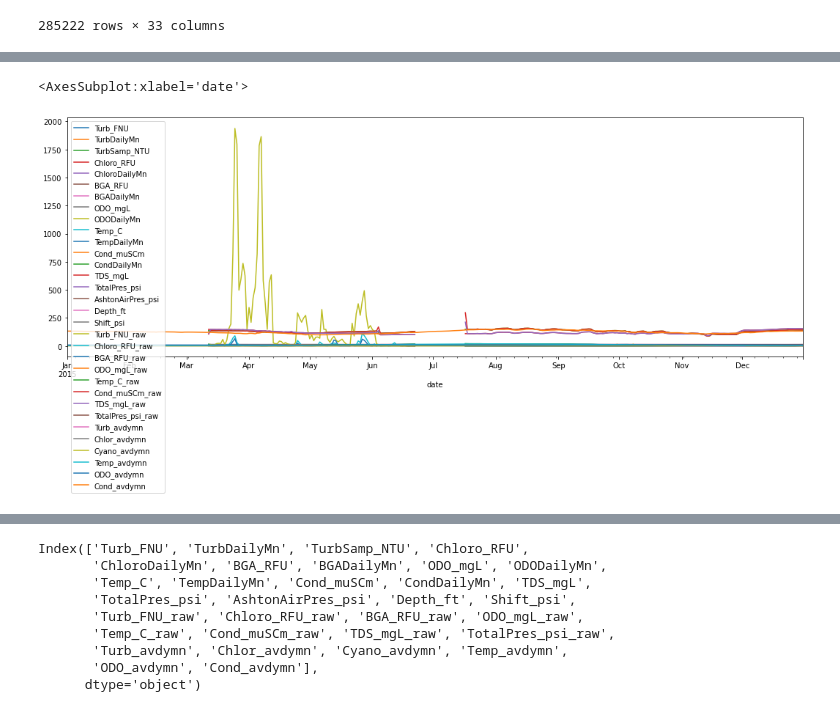
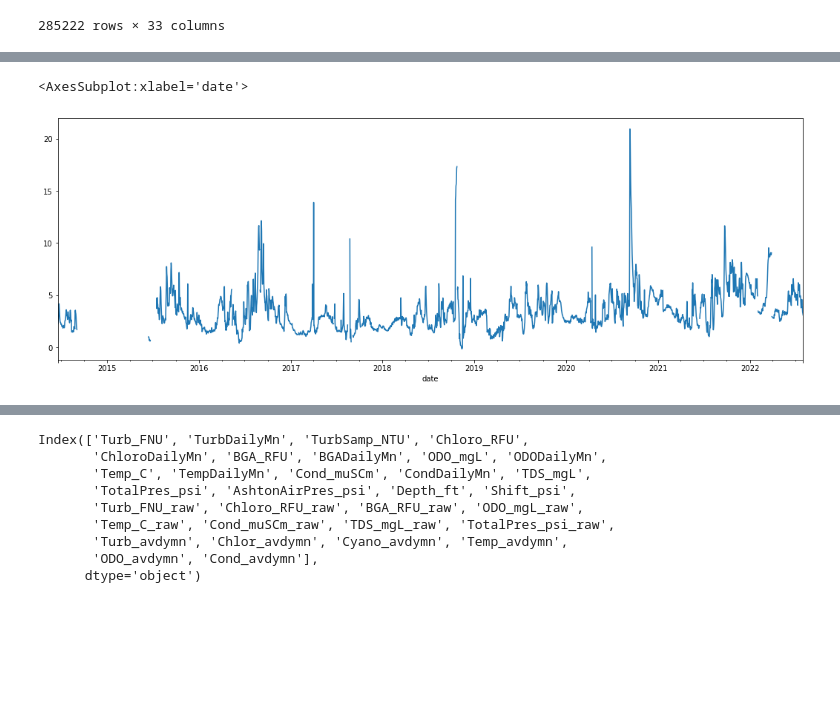
Before and after one commit to Krispy3/HFF_Water, a Jupyter notebook: scratch.ipynb, the cells around one changed output, grey strips where cells are left out. Drawn from its saved outputs; the diff is of its cells as text; code cells hidden in the pictures; blank space fills up the shorter version.

```diff
--- a/scratch.ipynb
+++ b/scratch.ipynb
@@ -130,8 +133,8 @@ ipe_daily
 # %%
-ipe_daily.loc['2015'].plot(figsize=(18,6))
+ipe_daily['Turb_FNU'].plot(figsize=(18,6))
 # %% [output]
 <AxesSubplot:xlabel='date'>
-[figure, old version]
+[figure, new version]
 # %%
 ipe_daily.isna().sum()
 # %% [output]
```
Also changed, not shown: parts of 79 cells of this notebook.
